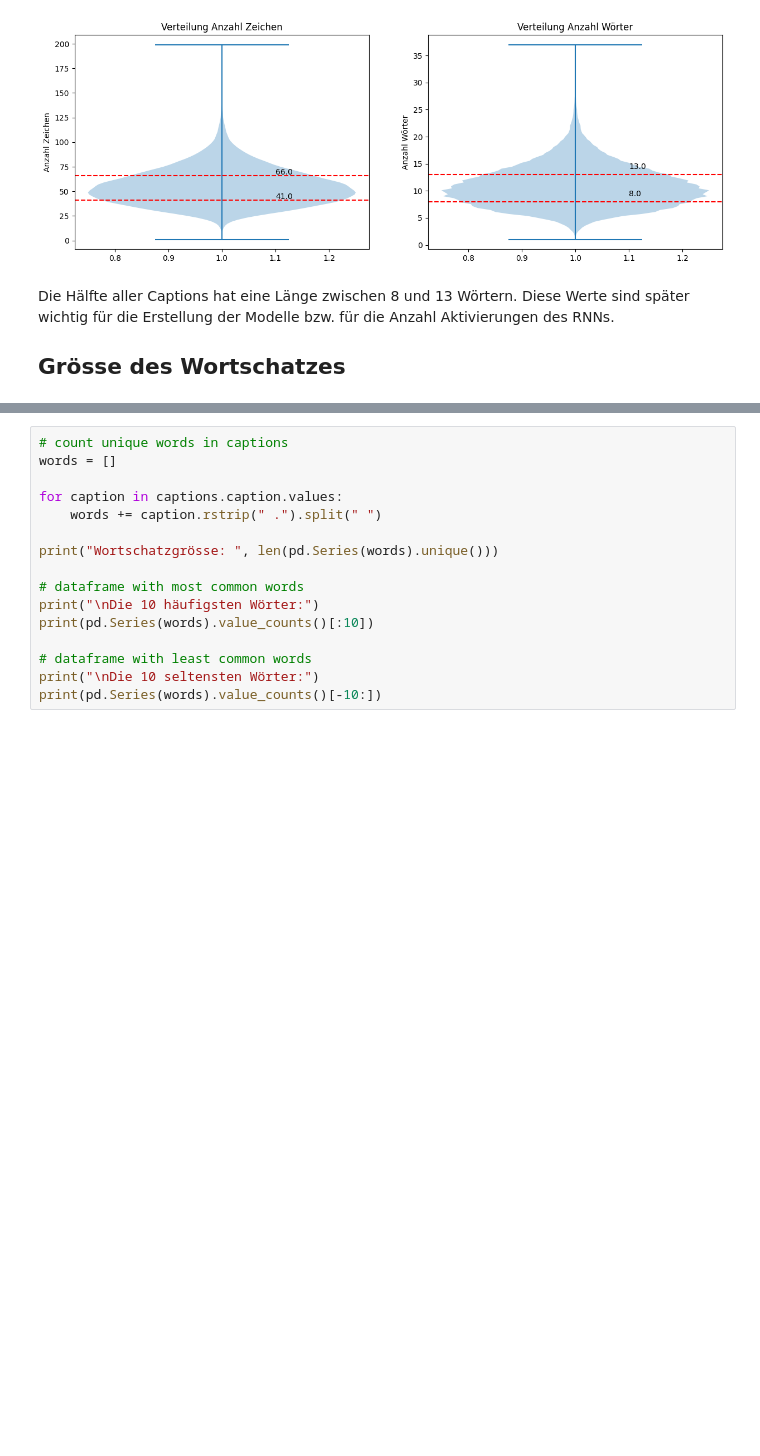
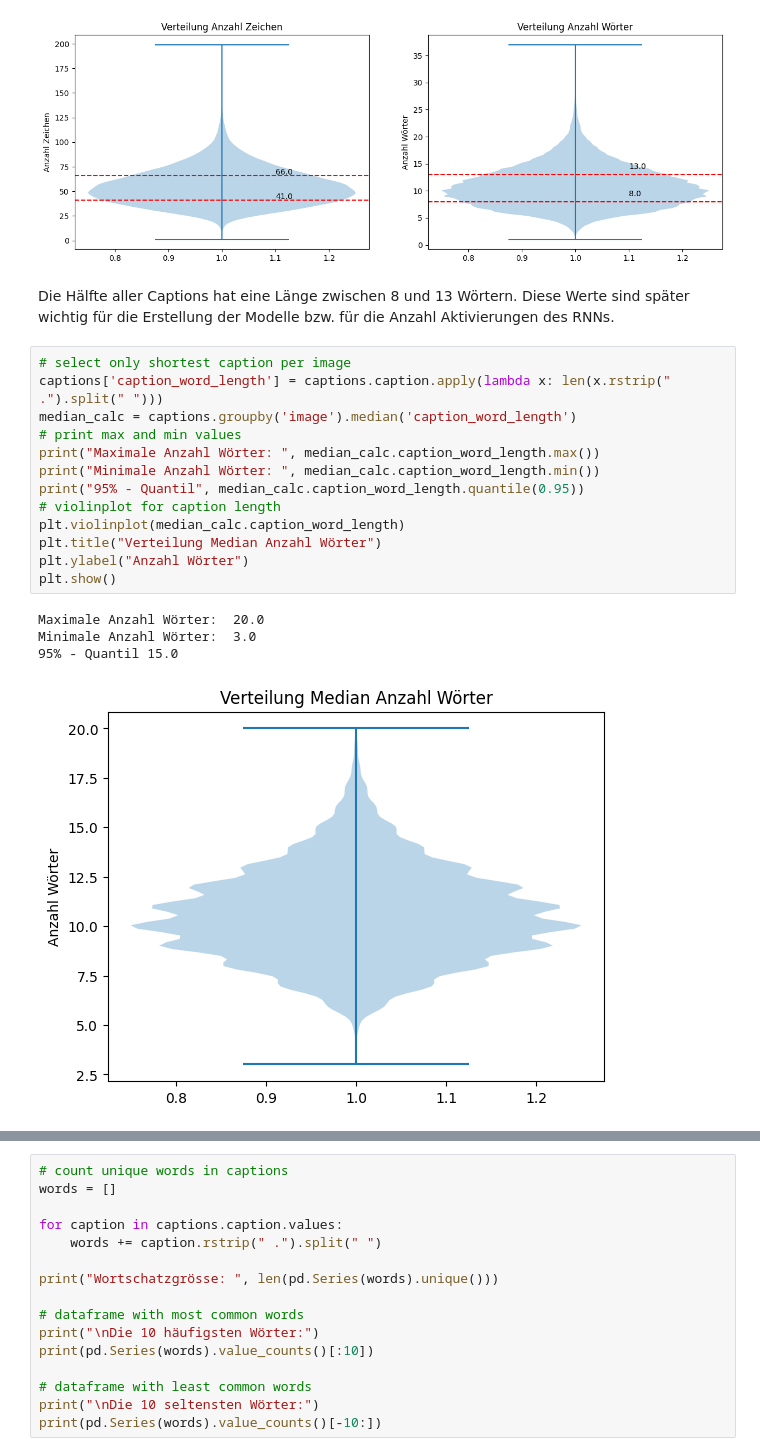
Before and after one commit to ronnyfhnw/del-image-captioning, a Jupyter notebook: eda.ipynb, the cells around one changed output, grey strips where cells are left out. Drawn from its saved outputs; the diff is of its cells as text; blank space fills up the shorter version.

```diff
--- a/eda.ipynb
+++ b/eda.ipynb
@@ -90,5 +90,21 @@ plt.show()
 [figure]
 # %% [markdown]
 Die Hälfte aller Captions hat eine Länge zwischen 8 und 13 Wörtern. Diese Werte sind später wichtig für die Erstellung der Modelle bzw. für die Anzahl Aktivierungen des RNNs.
-
-## Grösse des Wortschatzes
+# %%
+# select only shortest caption per image
+captions['caption_word_length'] = captions.caption.apply(lambda x: len(x.rstrip(" .").split(" ")))
+median_calc = captions.groupby('image').median('caption_word_length')
+# print max and min values
+print("Maximale Anzahl Wörter: ", median_calc.caption_word_length.max())
+print("Minimale Anzahl Wörter: ", median_calc.caption_word_length.min())
+print("95% - Quantil", median_calc.caption_word_length.quantile(0.95))
+# violinplot for caption length
+plt.violinplot(median_calc.caption_word_length)
+plt.title("Verteilung Median Anzahl Wörter")
+plt.ylabel("Anzahl Wörter")
+plt.show()
+# %% [output]
+Maximale Anzahl Wörter:  20.0
+Minimale Anzahl Wörter:  3.0
+95% - Quantil 15.0
+[figure, added]
```
Also changed, not shown: parts of 4 cells of this notebook, 2 other files.
